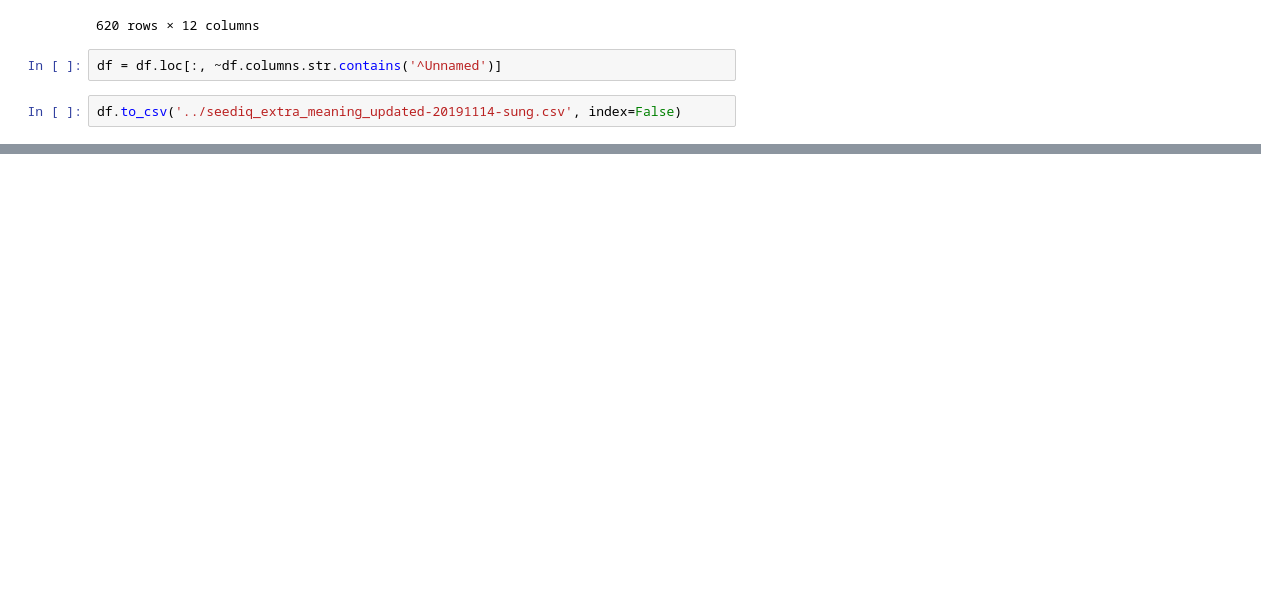
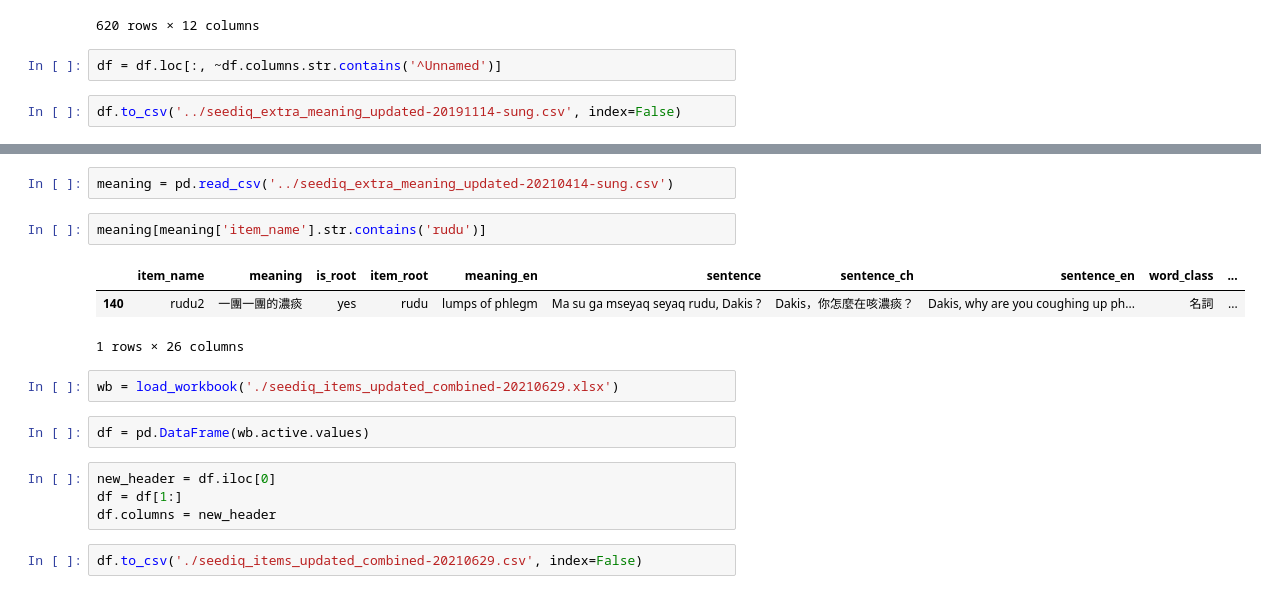
Before and after one commit to dachenlian/kariseediq, a Jupyter notebook: notebooks/SeediqMigrateDB.ipynb, the cells around one changed output, grey strips where cells are left out. Drawn from its saved outputs; the diff is of its cells as text; blank space fills up the shorter version.

```diff
--- a/notebooks/SeediqMigrateDB.ipynb
+++ b/notebooks/SeediqMigrateDB.ipynb
@@ -264,0 +295,18 @@ df.to_csv('../seediq_extra_meaning_updated-20191114-sung.csv', index=False)
+# %%
+meaning = pd.read_csv('../seediq_extra_meaning_updated-20210414-sung.csv')
+# %%
+meaning[meaning['item_name'].str.contains('rudu')]
+# %% [output]
+|  | item_name | meaning | is_root | item_root | meaning_en | sentence | sentence_ch | sentence_en | word_class | ... |
+| 140 | rudu2 | 一團一團的濃痰 | yes | rudu | lumps of phlegm | Ma su ga mseyaq seyaq rudu, Dakis ? | Dakis，你怎麼在咳濃痰？ | Dakis, why are you coughing up ph... | 名詞 | ... |
+1 rows × 26 columns
+# %%
+wb = load_workbook('./seediq_items_updated_combined-20210629.xlsx')
+# %%
+df = pd.DataFrame(wb.active.values)
+# %%
+new_header = df.iloc[0]
+df = df[1:]
+df.columns = new_header
+# %%
+df.to_csv('./seediq_items_updated_combined-20210629.csv', index=False)
```
Also changed, not shown: parts of 4 cells of this notebook, 2 other files.
